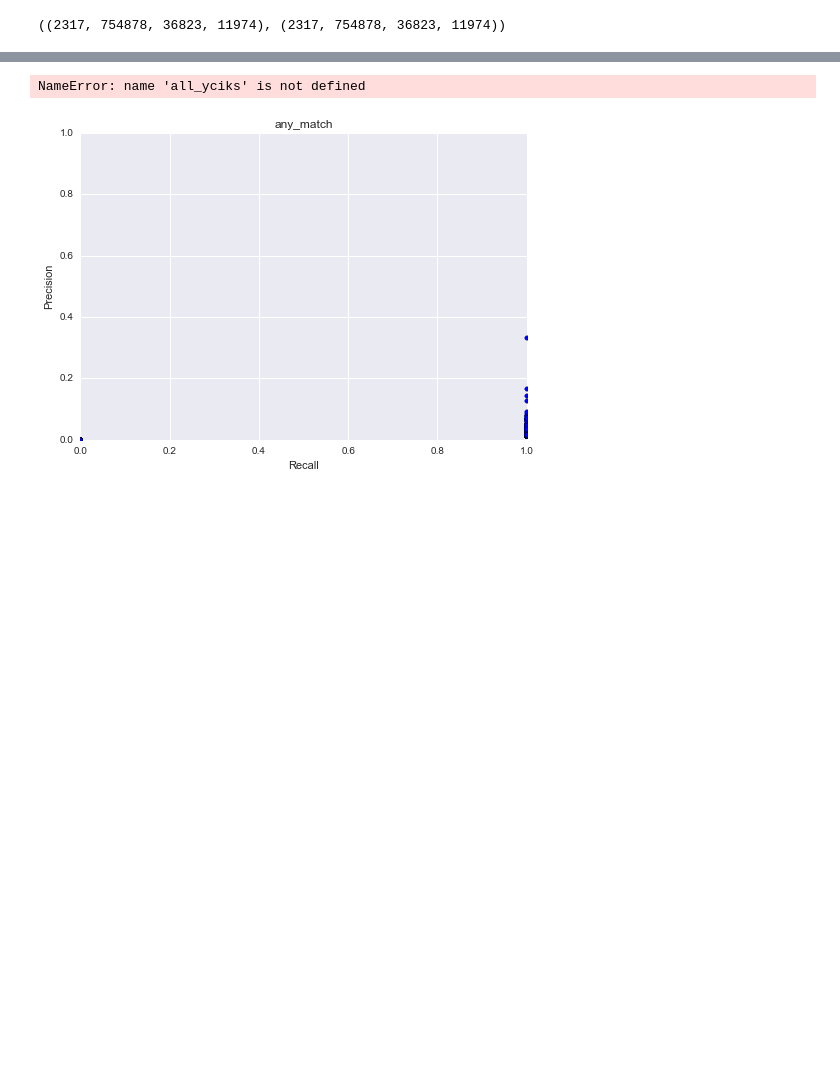
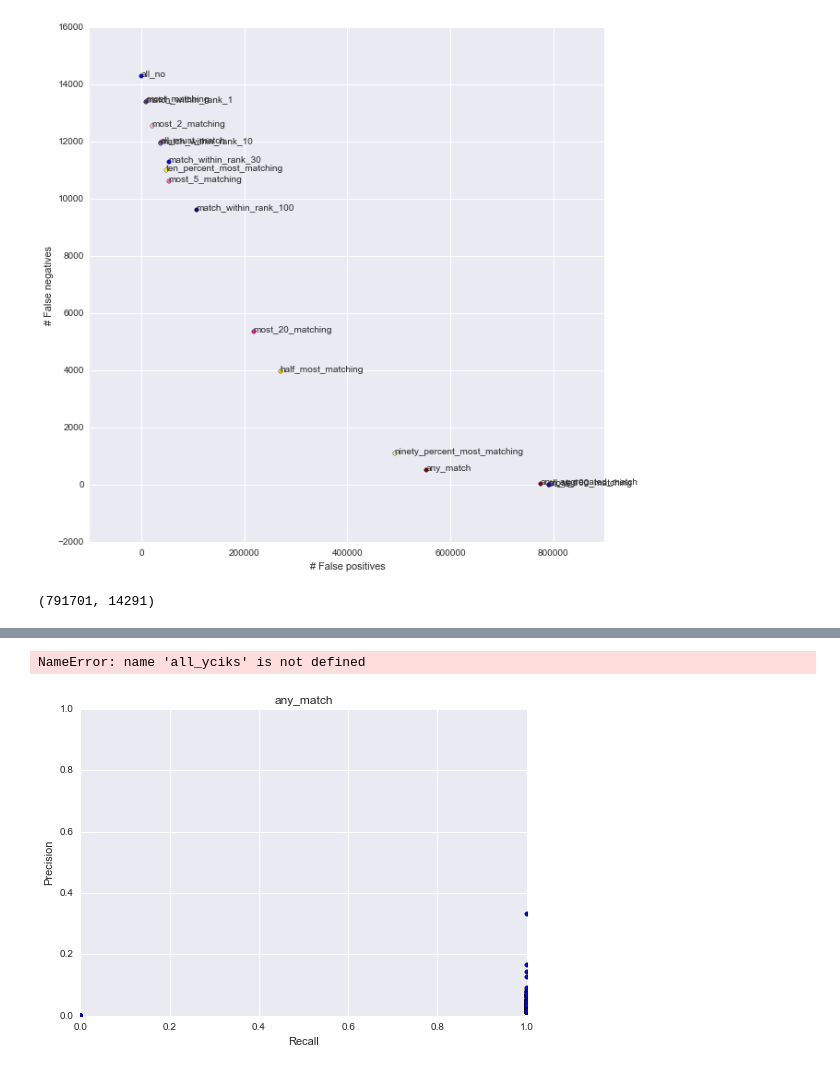
Before and after one commit to edouardklein/businessclassif, a Jupyter notebook: Exp7_graphs.ipynb, the cells around one changed output, grey strips where cells are left out. Drawn from its saved outputs; the diff is of its cells as text; code cells hidden in the pictures; blank space fills up the shorter version.

```diff
--- a/Exp7_graphs.ipynb
+++ b/Exp7_graphs.ipynb
@@ -72,9 +72,28 @@ def totals(stats):
     fp = stats['FP'].sum()
     fn = stats['FN'].sum()
     return tp, tn, fp, fn
-# %%
-_, stat_1 = one_dot_one_scat('all_must_match')
-_, stat_2 = one_dot_one_firm('all_must_match')
-totals(stat_1),totals(stat_2)
-# %% [output]
-((2317, 754878, 36823, 11974), (2317, 754878, 36823, 11974))
+# %%
+plt.figure(figsize=(10,10))
+plt.xlabel('# False positives')
+plt.ylabel('# False negatives')
+for method, color in zip(Exp7.results['methods'], Exp7.results['colors']):
+    tp, tn, fp, fn = totals(one_dot_one_scat(method)[1])
+    assert (tp, tn, fp, fn) == totals(one_dot_one_firm(method)[1]), 'Total numbers should be equal for both method of counting'
+    plt.scatter(fp, fn, c=color)
+    plt.text(fp, fn, method)
+# Now computing the number of FN for the strategy that always answers no
+all_no_fn = sum(map(len, supercategory2years_keys.values()))
+assert all_no_fn == sum(map(len, year_key2supercategories.values()))
+plt.scatter(0, all_no_fn, c='blue')
+plt.text(0, all_no_fn, 'all_no')
+# and now the number of FP for the strategy that would always answers yes
+all_yes_fp = len(all_yks)*len(known_supercategories) - all_no_fn
+plt.scatter(all_yes_fp, 0, c='blue')
+plt.text(all_yes_fp, 0, 'all_yes')
+plt.savefig('Exp7.pdf')
+# %% [output]
+[figure, added]
+# %%
+all_yes_fp, all_no_fn
+# %% [output]
+(791701, 14291)
```
Also changed, not shown: parts of 5 cells of this notebook, 3 other files.
